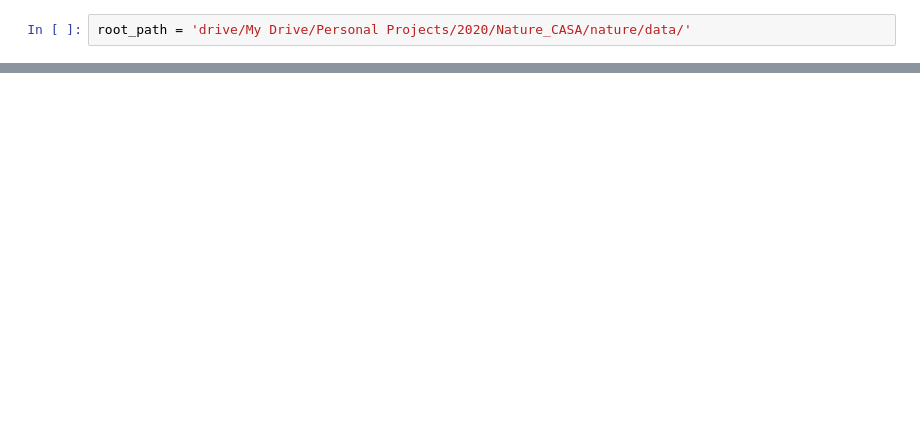
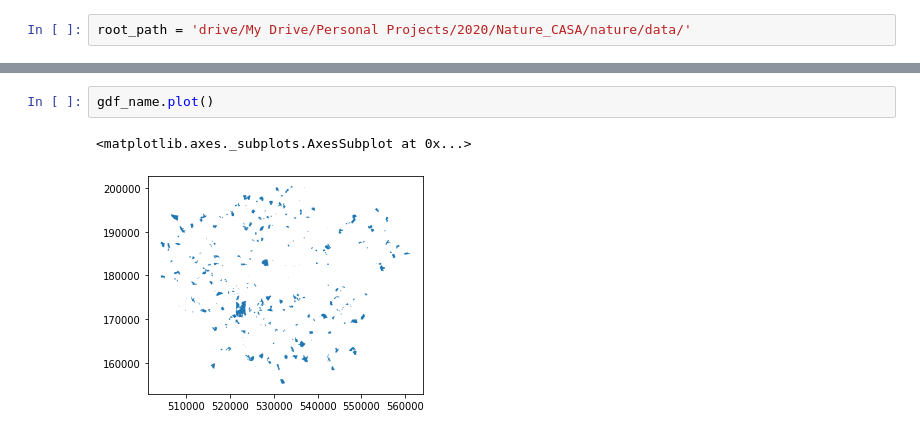
Before and after one commit to cultureincities/nature, a Jupyter notebook: colab/Nature_CASA.ipynb, the cells around one changed output, grey strips where cells are left out. Drawn from its saved outputs; the diff is of its cells as text; blank space fills up the shorter version.

```diff
--- a/colab/Nature_CASA.ipynb
+++ b/colab/Nature_CASA.ipynb
@@ -110,0 +205,5 @@ Helllo! How are you doing !?
+# %%
+gdf_name.plot()
+# %% [output]
+<matplotlib.axes._subplots.AxesSubplot at 0x...>
+[figure, added]
```
Also changed, not shown: parts of 43 cells of this notebook.
